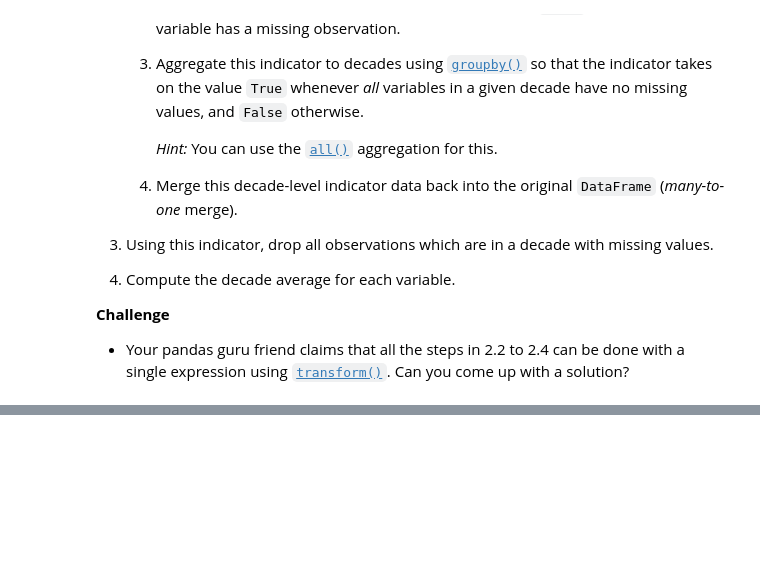
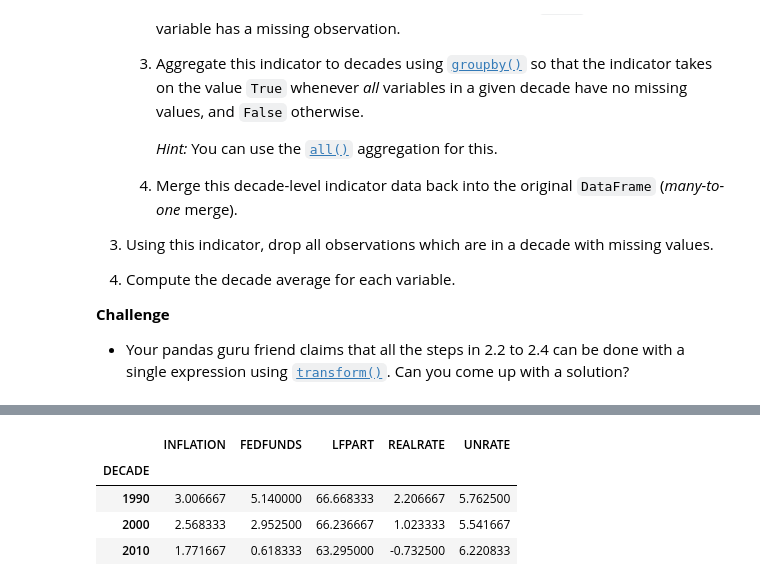
Before and after one commit to JKO-coder1/TECH2-H26, a Jupyter notebook: workshops/workshop5/workshop5_v1_JK.ipynb, the cells around one changed output, grey strips where cells are left out. Saved outputs shown, nothing was run; the diff lists cells and outputs as text; code cells hidden in the pictures; blank space fills up the shorter version.

```diff
--- a/workshops/workshop5/workshop5_v1_JK.ipynb
+++ b/workshops/workshop5/workshop5_v1_JK.ipynb
@@ -286,0 +332,10 @@ df['ROW_OK'] = df[obs].notna().all(axis=1)
+# %%
+# 4.1
+decade_means = df_final.groupby('DECADE')[obs].mean()
+decade_means
+# %% [output]
+|  | INFLATION | FEDFUNDS | LFPART | REALRATE | UNRATE |
+| DECADE |  |  |  |  |  |
+| 1990 | 3.006667 | 5.140000 | 66.668333 | 2.206667 | 5.762500 |
+| 2000 | 2.568333 | 2.952500 | 66.236667 | 1.023333 | 5.541667 |
+| 2010 | 1.771667 | 0.618333 | 63.295000 | -0.732500 | 6.220833 |
```
Also changed, not shown: parts of 5 cells of this notebook.
